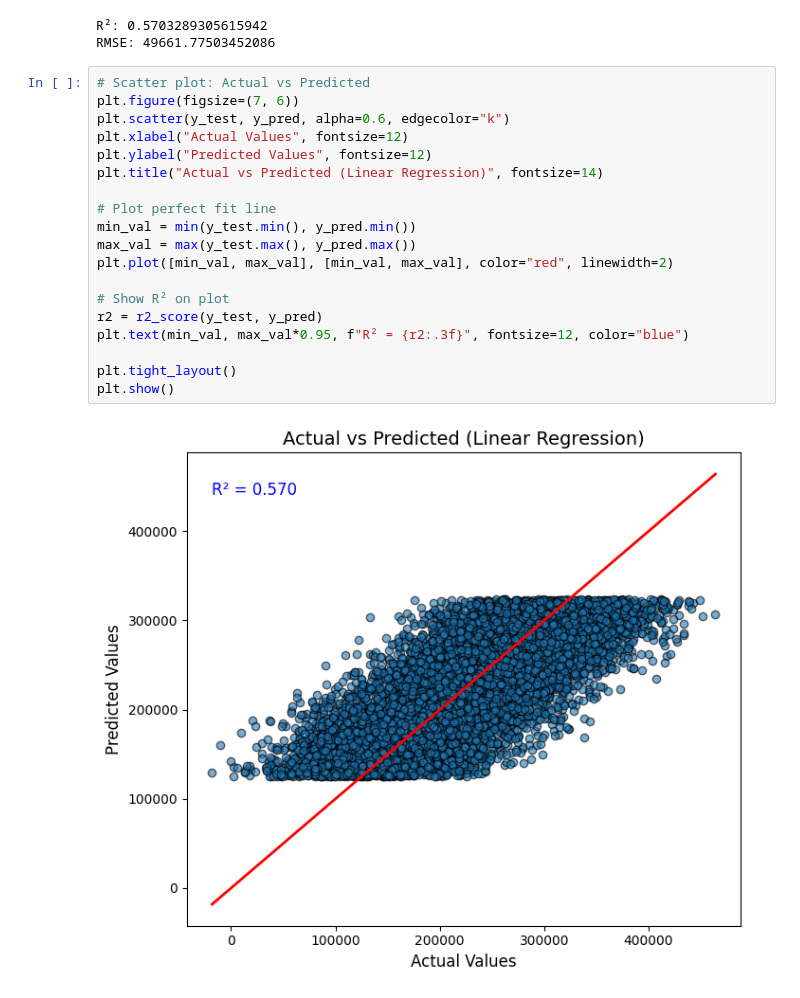
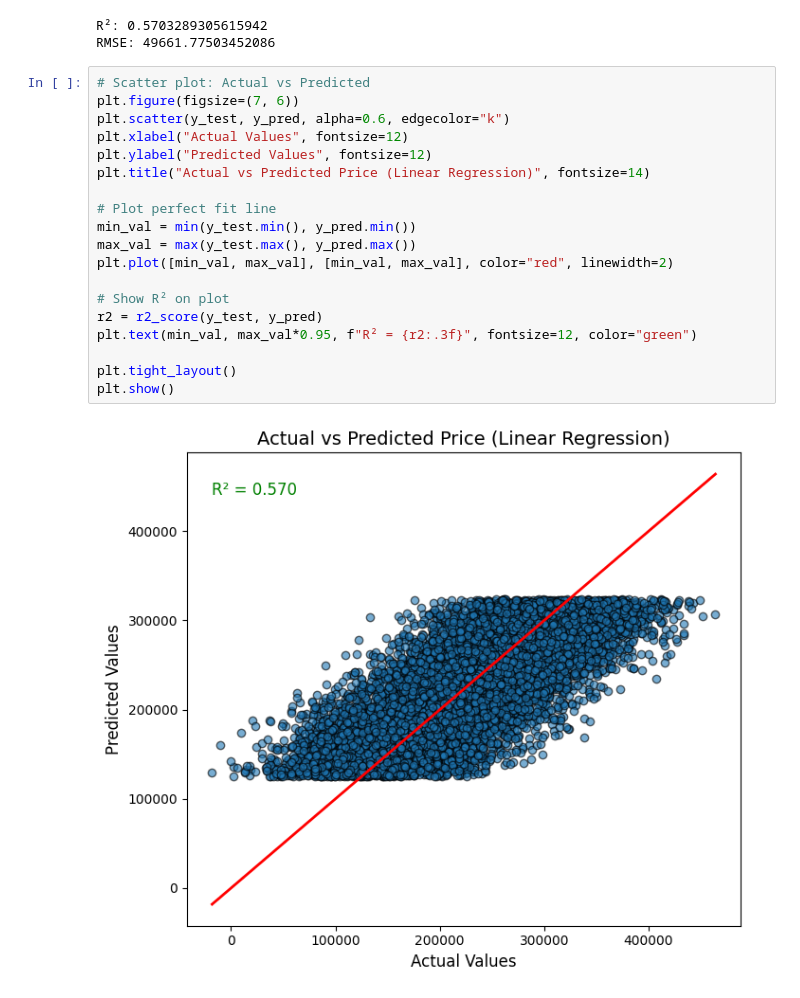
Before and after one commit to jaivanshchawla/ML-LAB-FUN, a Jupyter notebook: LAB 3/lab3 house.ipynb, the cells around one changed output. Drawn from its saved outputs; the diff is of its cells as text.

```diff
--- a/LAB 3/lab3 house.ipynb
+++ b/LAB 3/lab3 house.ipynb
@@ -114,21 +115,21 @@ RMSE: 49661.77503452086
 # %%
 # Scatter plot: Actual vs Predicted
 plt.figure(figsize=(7, 6))
 plt.scatter(y_test, y_pred, alpha=0.6, edgecolor="k")
 plt.xlabel("Actual Values", fontsize=12)
 plt.ylabel("Predicted Values", fontsize=12)
-plt.title("Actual vs Predicted (Linear Regression)", fontsize=14)
+plt.title("Actual vs Predicted Price (Linear Regression)", fontsize=14)
 
 # Plot perfect fit line
 min_val = min(y_test.min(), y_pred.min())
 max_val = max(y_test.max(), y_pred.max())
 plt.plot([min_val, max_val], [min_val, max_val], color="red", linewidth=2)
 
 # Show R² on plot
 r2 = r2_score(y_test, y_pred)
-plt.text(min_val, max_val*0.95, f"R² = {r2:.3f}", fontsize=12, color="blue")
+plt.text(min_val, max_val*0.95, f"R² = {r2:.3f}", fontsize=12, color="green")
 
 plt.tight_layout()
 plt.show()
 # %% [output]
-[figure, old version]
+[figure, new version]
```
Also changed, not shown: parts of 3 cells of this notebook.
